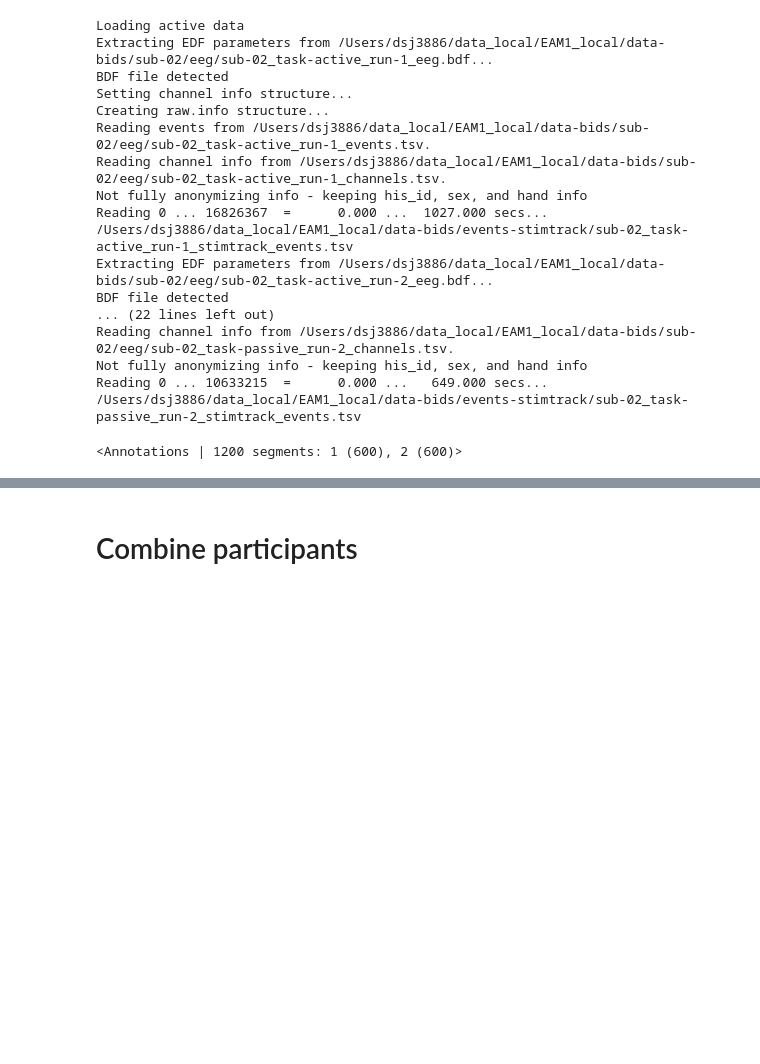
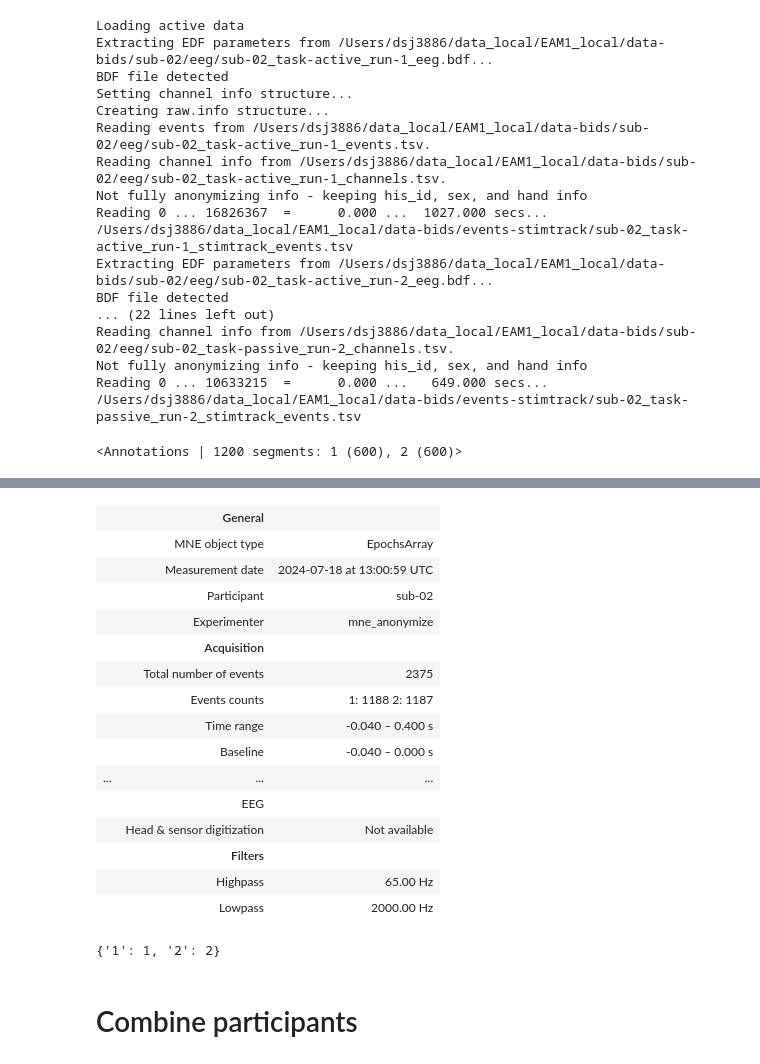
Before and after one commit to sitek/EAM1-FFR, a Jupyter notebook: ffr_processing-minimal_mne-bids.ipynb, the cells around one changed output, grey strips where cells are left out. Cells and saved outputs as stored; diff of their text form; code cells hidden in the pictures; blank space fills up the shorter version.

```diff
--- a/ffr_processing-minimal_mne-bids.ipynb
+++ b/ffr_processing-minimal_mne-bids.ipynb
@@ -471,3 +449,26 @@ cannot run for sub-07 task-passive run-5
+# %%
+all_epochs
+# %% [output]
+|  | General |  |
+|  | MNE object type | EpochsArray |
+|  | Measurement date | 2024-07-18 at 13:00:59 UTC |
+|  | Participant | sub-02 |
+|  | Experimenter | mne_anonymize |
+|  | Acquisition |  |
+|  | Total number of events | 2375 |
+|  | Events counts | 1: 1188 2: 1187 |
+|  | Time range | -0.040 – 0.400 s |
+|  | Baseline | -0.040 – 0.000 s |
+| ... | ... | ... |
+|  | EEG |  |
+|  | Head & sensor digitization | Not available |
+|  | Filters |  |
+|  | Highpass | 65.00 Hz |
+|  | Lowpass | 2000.00 Hz |
+# %%
+event_dict2
+# %% [output]
+{'1': 1, '2': 2}
 # %% [markdown]
 # Combine participants
 # %%
```
Also changed, not shown: parts of 17 cells of this notebook.
